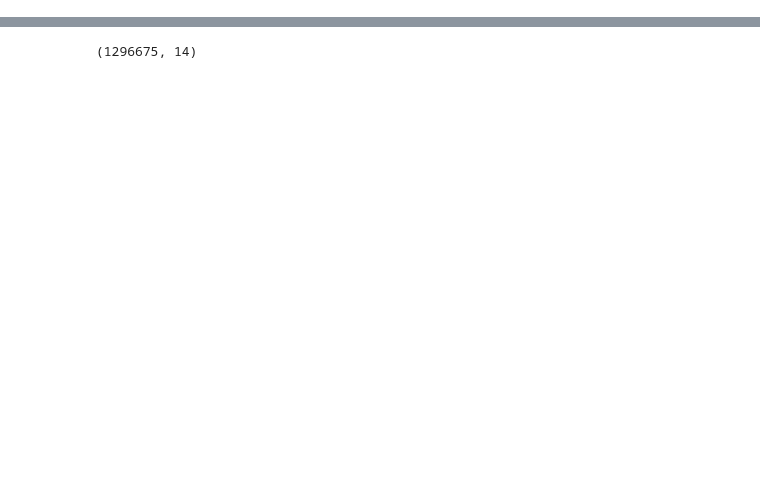
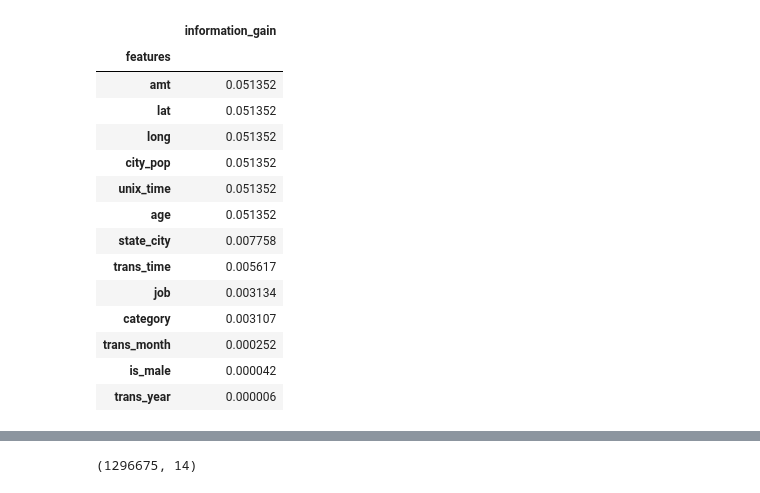
Before and after one commit to tintinap/Maching-Learning-Midterm-Exam, a Jupyter notebook: test.ipynb, the cells around one changed output, grey strips where cells are left out. Cells and saved outputs as stored; diff of their text form; code cells hidden in the pictures; blank space fills up the shorter version.

```diff
--- a/test.ipynb
+++ b/test.ipynb
@@ -7,2 +7,23 @@ import seaborn as sns
 %matplotlib inline
 pd.set_option('display.max_columns', 500)
+# %%
+df_ig = pd.read_csv('info_gain_all_feature.csv')
+df_ig = df_ig.rename(columns={'Unnamed: 0' : 'features'})
+df_ig.set_index("features", inplace = True)
+df_ig
+# %% [output]
+|  | information_gain |
+| features |  |
+| amt | 0.051352 |
+| lat | 0.051352 |
+| long | 0.051352 |
+| city_pop | 0.051352 |
+| unix_time | 0.051352 |
+| age | 0.051352 |
+| state_city | 0.007758 |
+| trans_time | 0.005617 |
+| job | 0.003134 |
+| category | 0.003107 |
+| trans_month | 0.000252 |
+| is_male | 0.000042 |
+| trans_year | 0.000006 |
```
Also changed, not shown: parts of 2 cells of this notebook, 8 other files.
